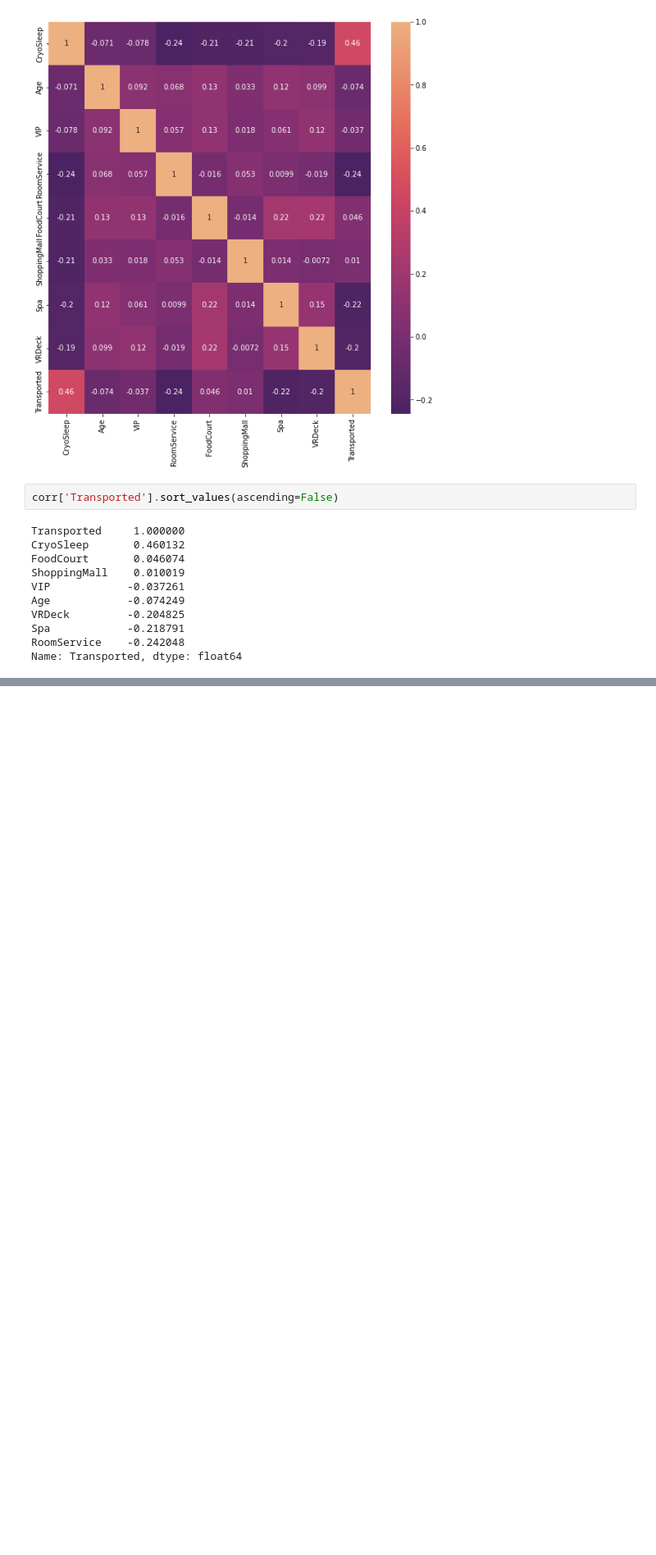
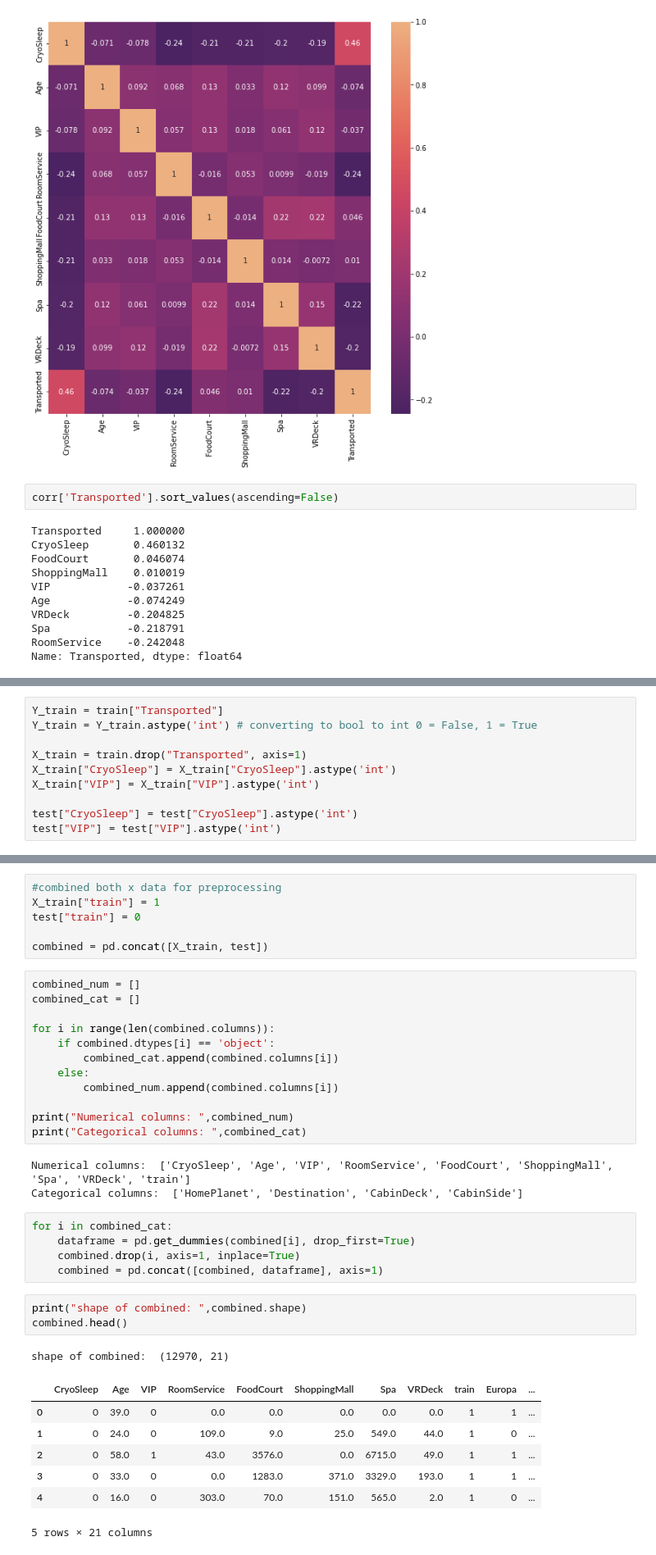
Before and after one commit to ismailucrn/Spaceship_Titanic, a Jupyter notebook: spaceship_titanic.ipynb, the cells around one changed output, grey strips where cells are left out. Shown: that part at 82% size. Drawn from its saved outputs; the diff is of its cells as text; blank space fills up the shorter version.

```diff
--- a/spaceship_titanic.ipynb
+++ b/spaceship_titanic.ipynb
@@ -294,0 +414,10 @@ Name: Transported, dtype: float64
+# %%
+Y_train = train["Transported"]
+Y_train = Y_train.astype('int') # converting to bool to int 0 = False, 1 = True
+
+X_train = train.drop("Transported", axis=1)
+X_train["CryoSleep"] = X_train["CryoSleep"].astype('int')
+X_train["VIP"] = X_train["VIP"].astype('int')
+
+test["CryoSleep"] = test["CryoSleep"].astype('int')
+test["VIP"] = test["VIP"].astype('int')
@@ -294,0 +441,38 @@ Name: Transported, dtype: float64
+# %%
+#combined both x data for preprocessing
+X_train["train"] = 1
+test["train"] = 0
+
+combined = pd.concat([X_train, test])
+# %%
+combined_num = []
+combined_cat = []
+
+for i in range(len(combined.columns)):
+    if combined.dtypes[i] == 'object':
+        combined_cat.append(combined.columns[i])
+    else:
+        combined_num.append(combined.columns[i])
+
+print("Numerical columns: ",combined_num)
+print("Categorical columns: ",combined_cat)
+# %% [output]
+Numerical columns:  ['CryoSleep', 'Age', 'VIP', 'RoomService', 'FoodCourt', 'ShoppingMall', 'Spa', 'VRDeck', 'train']
+Categorical columns:  ['HomePlanet', 'Destination', 'CabinDeck', 'CabinSide']
+# %%
+for i in combined_cat:
+    dataframe = pd.get_dummies(combined[i], drop_first=True)
+    combined.drop(i, axis=1, inplace=True)
+    combined = pd.concat([combined, dataframe], axis=1)
+# %%
+print("shape of combined: ",combined.shape)
+combined.head()
+# %% [output]
+shape of combined:  (12970, 21)
+|  | CryoSleep | Age | VIP | RoomService | FoodCourt | ShoppingMall | Spa | VRDeck | train | Europa | ... |
+| 0 | 0 | 39.0 | 0 | 0.0 | 0.0 | 0.0 | 0.0 | 0.0 | 1 | 1 | ... |
+| 1 | 0 | 24.0 | 0 | 109.0 | 9.0 | 25.0 | 549.0 | 44.0 | 1 | 0 | ... |
+| 2 | 0 | 58.0 | 1 | 43.0 | 3576.0 | 0.0 | 6715.0 | 49.0 | 1 | 1 | ... |
+| 3 | 0 | 33.0 | 0 | 0.0 | 1283.0 | 371.0 | 3329.0 | 193.0 | 1 | 1 | ... |
+| 4 | 0 | 16.0 | 0 | 303.0 | 70.0 | 151.0 | 565.0 | 2.0 | 1 | 0 | ... |
+5 rows × 21 columns
```
Also changed, not shown: parts of 47 cells of this notebook, 4 other files.
